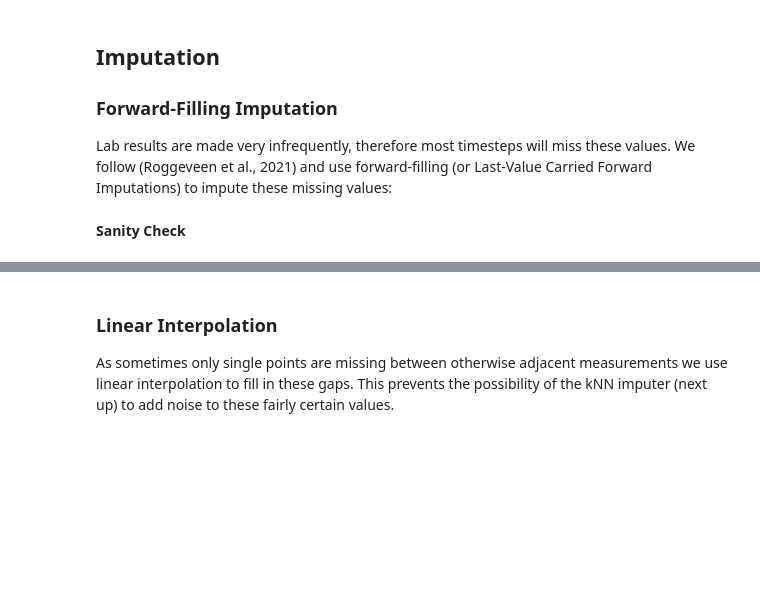
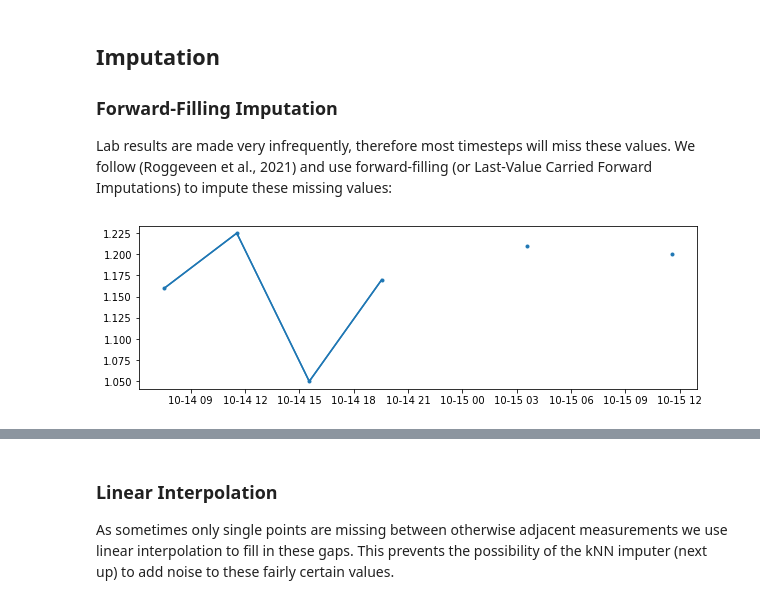
Before and after one commit to thomas097/Haemodynamic-Optimization-Reinforcement-Learning, a Jupyter notebook: preprocessing/MIMIC-III_preprocessing_roggeveen_v6.ipynb, the cells around one changed output, grey strips where cells are left out. Cells and saved outputs as stored; diff of their text form; code cells hidden in the pictures; blank space fills up the shorter version.

```diff
--- a/preprocessing/MIMIC-III_preprocessing_roggeveen_v6.ipynb
+++ b/preprocessing/MIMIC-III_preprocessing_roggeveen_v6.ipynb
@@ -1184,6 +1197,10 @@ Done!
 ### Forward-Filling Imputation
 
 Lab results are made very infrequently, therefore most timesteps will miss these values. We follow (Roggeveen et al., 2021) and use forward-filling (or Last-Value Carried Forward Imputations) to impute these missing values:
+# %%
+icustay_id = plot_random(data_train_df, key='ion_ca')
+# %% [output]
+[figure, added]
 # %%
 # Columns corresponding to lab measurements
 FFILL_COLS = ['natrium', 'chloride', 'kalium', 'trombo', 'leu', 'anion_gap', 'aptt', 'art_ph',
@@ -1196,6 +1213,4 @@ assert all([c in data_train_df.columns for c in FFILL_COLS])
 for dataset in [data_train_df, data_valid_df, data_test_df]:
     for col in FFILL_COLS:
         dataset.loc[:, col] = dataset.groupby('icustay_id', sort=False)[col].ffill()
-# %% [markdown]
-**Sanity Check**
 # %%
```
Also changed, not shown: parts of 30 cells of this notebook.
